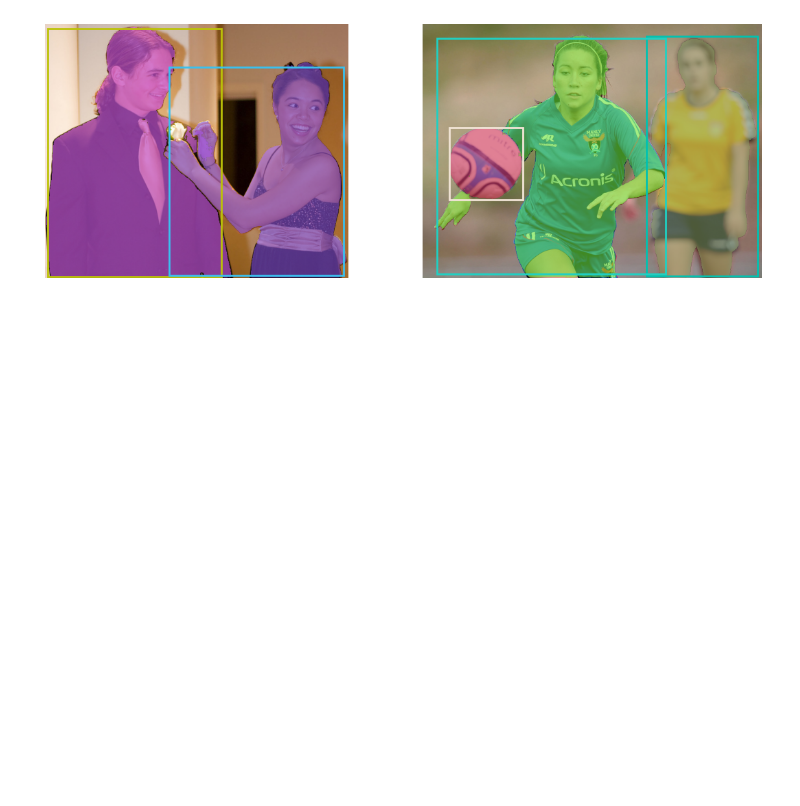
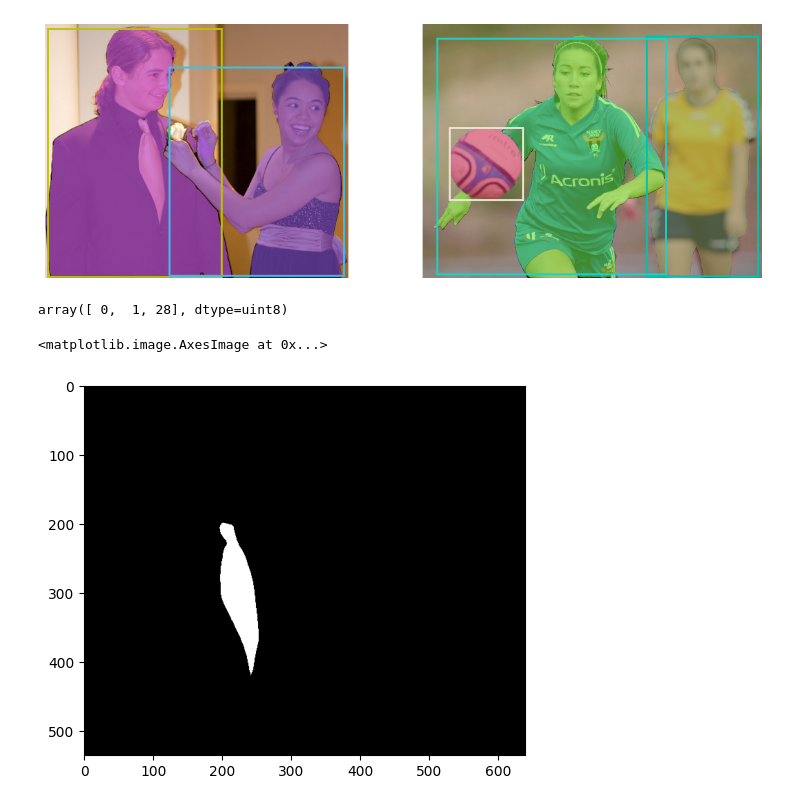
Before and after one commit to Jawher-Ben-Abdallah/SAMYOL, a Jupyter notebook: tutorial.ipynb, the cells around one changed output. Cells and saved outputs as stored; diff of their text form; code cells hidden in the pictures; blank space fills up the shorter version.

```diff
--- a/tutorial.ipynb
+++ b/tutorial.ipynb
@@ -31,0 +34,13 @@ samyol_predictions.display()
+# %%
+import cv2
+image = cv2.imread("./default.png", cv2.IMREAD_UNCHANGED)
+# %%
+import numpy as np
+np.unique(image)
+# %% [output]
+array([ 0,  1, 28], dtype=uint8)
+# %%
+plt.imshow(image[..., 2], cmap="gray")
+# %% [output]
+<matplotlib.image.AxesImage at 0x...>
+[figure, added]
```
Also changed, not shown: parts of 1 cell of this notebook, 1 other file.
